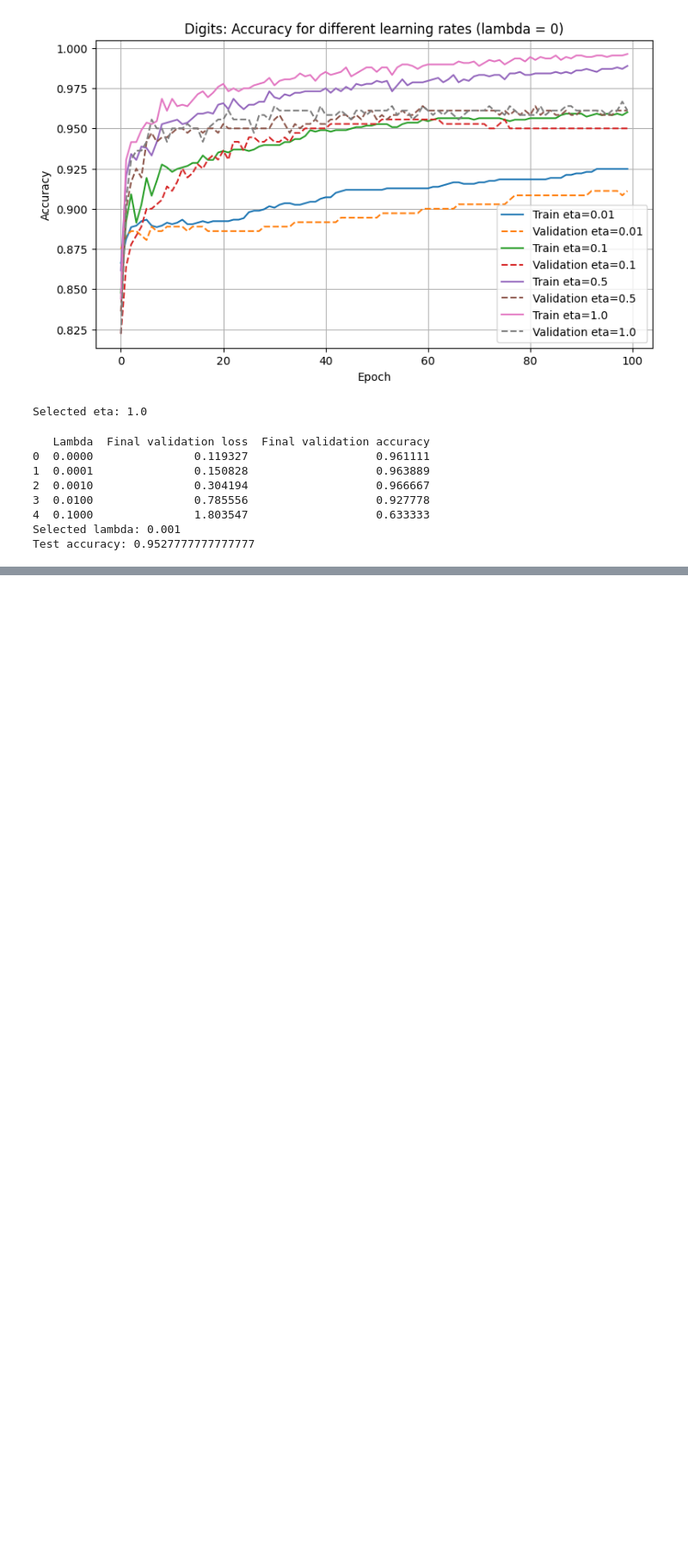
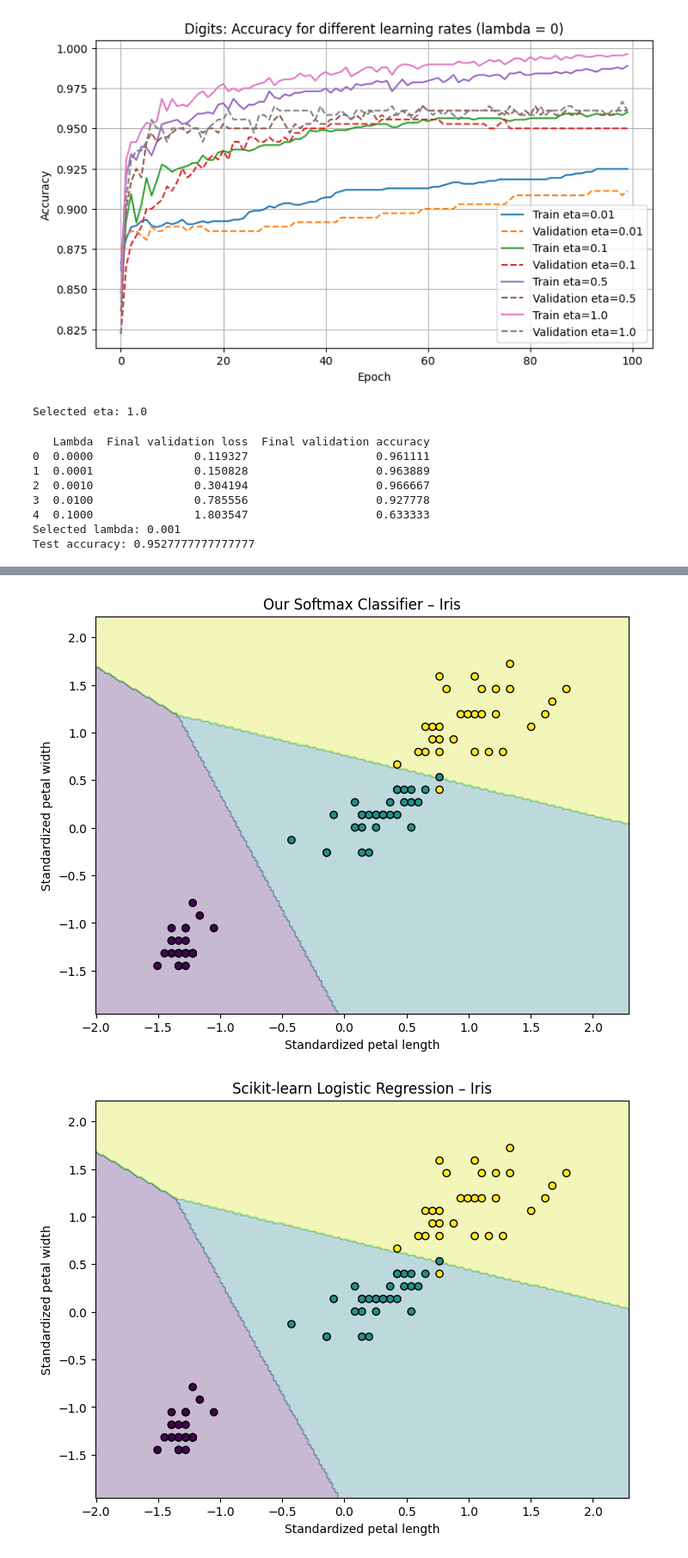
Before and after one commit to Ziad-Gebril/Linear-Models-and-Support-Vector-Machines, a Jupyter notebook: ML_assignment_2.ipynb, the cells around one changed output, grey strips where cells are left out. Shown at 86% size. Cells and saved outputs as stored; diff of their text form; code cells hidden in the pictures; blank space fills up the shorter version.

Commit message:
finished the rest of part D using my own logisitic regression code

```diff
--- a/ML_assignment_2.ipynb
+++ b/ML_assignment_2.ipynb
@@ -704,0 +898,68 @@ Test accuracy: 0.9527777777777777
+# %%
+
+XI_tr_petal = XI_tr[:, 2:4]
+XI_te_petal = XI_te[:, 2:4]
+
+XI_tr_petal_b = add_bias(XI_tr_petal)
+
+
+def train_softmax_full_batch(X, y, lam, eta, epochs):
+    K = len(np.unique(y))
+    W = np.zeros((X.shape[1], K))
+
+    for epoch in range(epochs):
+        grad = softmax_gradient(W, X, y, lam)
+        W = W - eta * grad
+
+    return W
+
+
+iris_lambda = best_lambda
+
+W_iris = train_softmax_full_batch(XI_tr_petal_b,yI_tr,lam=iris_lambda,eta=0.5,epochs=2000)
+
+
+C_iris = 1 / (iris_lambda * len(yI_tr))
+
+iris_sklearn = LogisticRegression(C=C_iris,max_iter=10000,solver="lbfgs")
+iris_sklearn.fit(XI_tr_petal, yI_tr)
+
+
+x_min = XI_tr_petal[:, 0].min() - 0.5
+x_max = XI_tr_petal[:, 0].max() + 0.5
+y_min = XI_tr_petal[:, 1].min() - 0.5
+y_max = XI_tr_petal[:, 1].max() + 0.5
+
+xx, yy = np.meshgrid(np.linspace(x_min, x_max, 200),np.linspace(y_min, y_max, 200))
+
+grid = np.column_stack((xx.ravel(), yy.ravel()))
+grid_b = add_bias(grid)
+
+
+own_grid_pred = np.argmax(softmax(grid_b @ W_iris), axis=1)
+own_grid_pred = own_grid_pred.reshape(xx.shape)
+
+
+sk_grid_pred = iris_sklearn.predict(grid)
+sk_grid_pred = sk_grid_pred.reshape(xx.shape)
+
+
+plt.figure(figsize=(8, 6))
+plt.contourf(xx, yy, own_grid_pred, alpha=0.3, cmap="viridis")
+plt.scatter(XI_tr_petal[:, 0], XI_tr_petal[:, 1],c=yI_tr, edgecolors="black", cmap="viridis")
+plt.xlabel("Standardized petal length")
+plt.ylabel("Standardized petal width")
+plt.title("Our Softmax Classifier – Iris")
+plt.show()
+
+
+plt.figure(figsize=(8, 6))
+plt.contourf(xx, yy, sk_grid_pred, alpha=0.3, cmap="viridis")
+plt.scatter(XI_tr_petal[:, 0], XI_tr_petal[:, 1],c=yI_tr, edgecolors="black", cmap="viridis")
+plt.xlabel("Standardized petal length")
+plt.ylabel("Standardized petal width")
+plt.title("Scikit-learn Logistic Regression – Iris")
+plt.show()
+# %% [output]
+[figure, added]
+[figure, added]
```
Also changed, not shown: parts of 5 cells of this notebook.
